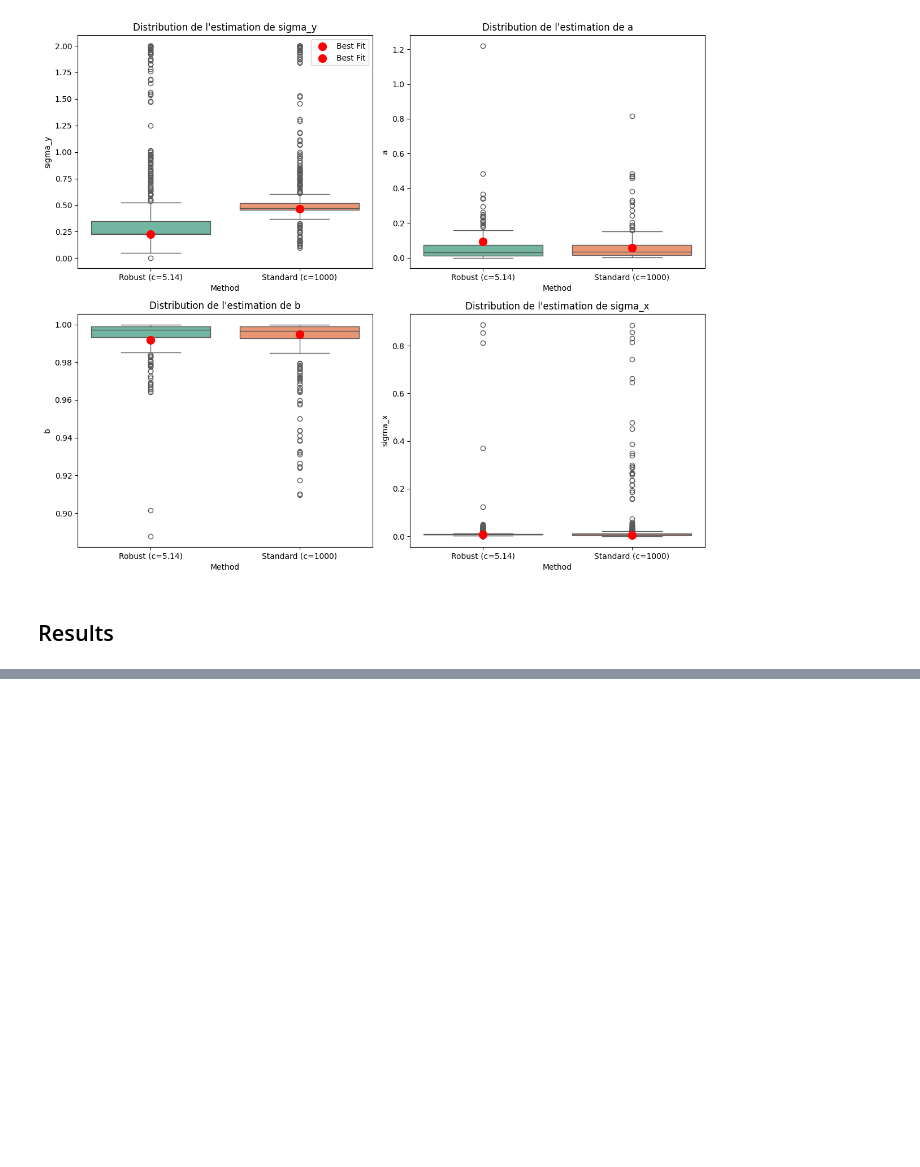
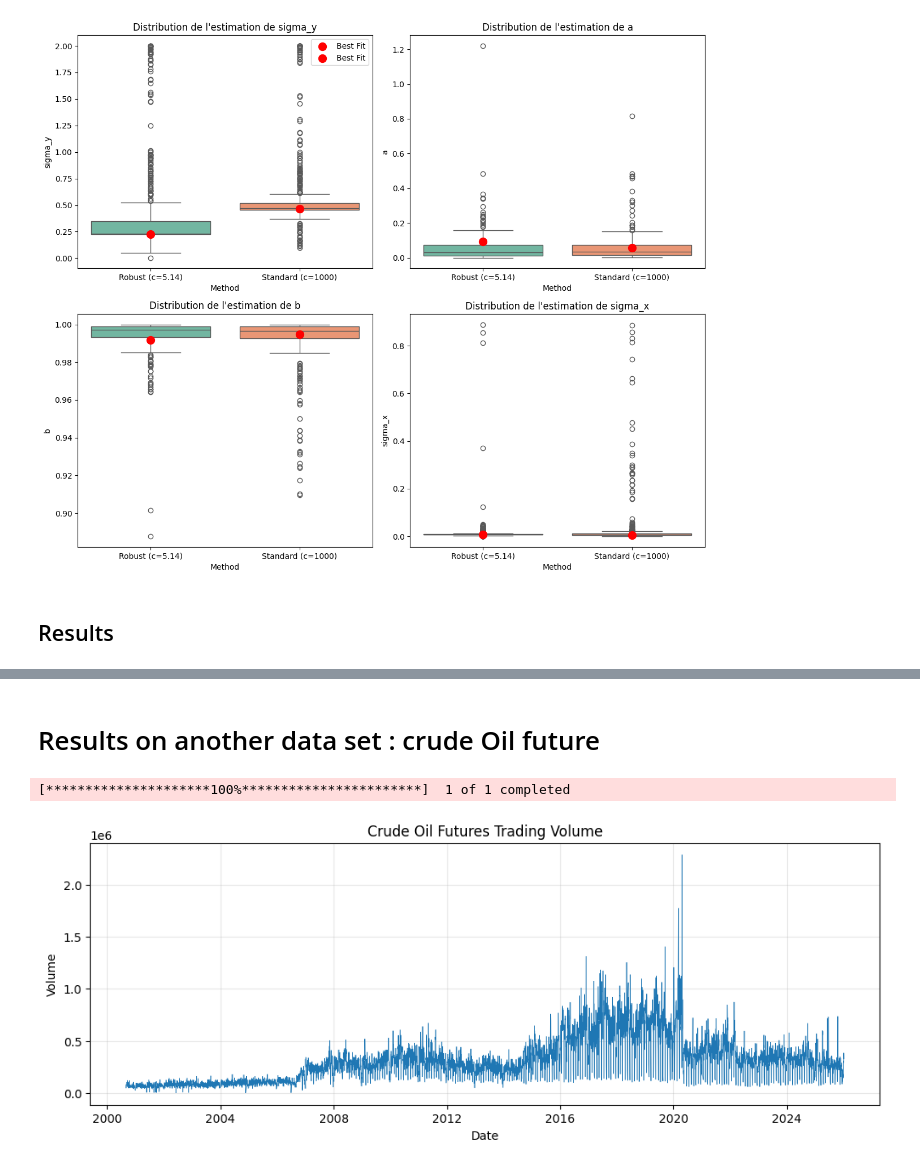
Before and after one commit to B4stou/SMC---Robust-Filtering, a Jupyter notebook: main.ipynb, the cells around one changed output, grey strips where cells are left out. Cells and saved outputs as stored; diff of their text form; code cells hidden in the pictures; blank space fills up the shorter version.

```diff
--- a/main.ipynb
+++ b/main.ipynb
@@ -654,0 +646,21 @@ Improvement with Robust PF:
+# %% [markdown]
+# Results on another data set : crude Oil future
+# %%
+oil_data = yf.download('CL=F', start='2000-08-30')
+oil_data.columns = oil_data.columns.get_level_values(0)
+# %% [output]
+[*********************100%***********************]  1 of 1 completed
+# %%
+oil_data = oil_data[['Volume']].copy()
+oil_data = oil_data[oil_data['Volume'] > 0].dropna()
+oil_data['LogVolume'] = np.log(oil_data['Volume'])
+# %%
+plt.figure(figsize=(12, 4))
+plt.plot(oil_data['Volume'], linewidth=0.5)
+plt.title('Crude Oil Futures Trading Volume')
+plt.xlabel('Date')
+plt.ylabel('Volume')
+plt.grid(True, alpha=0.3)
+plt.show()
+# %% [output]
+[figure, added]
```
Also changed, not shown: parts of 20 cells of this notebook, 1 other file.
